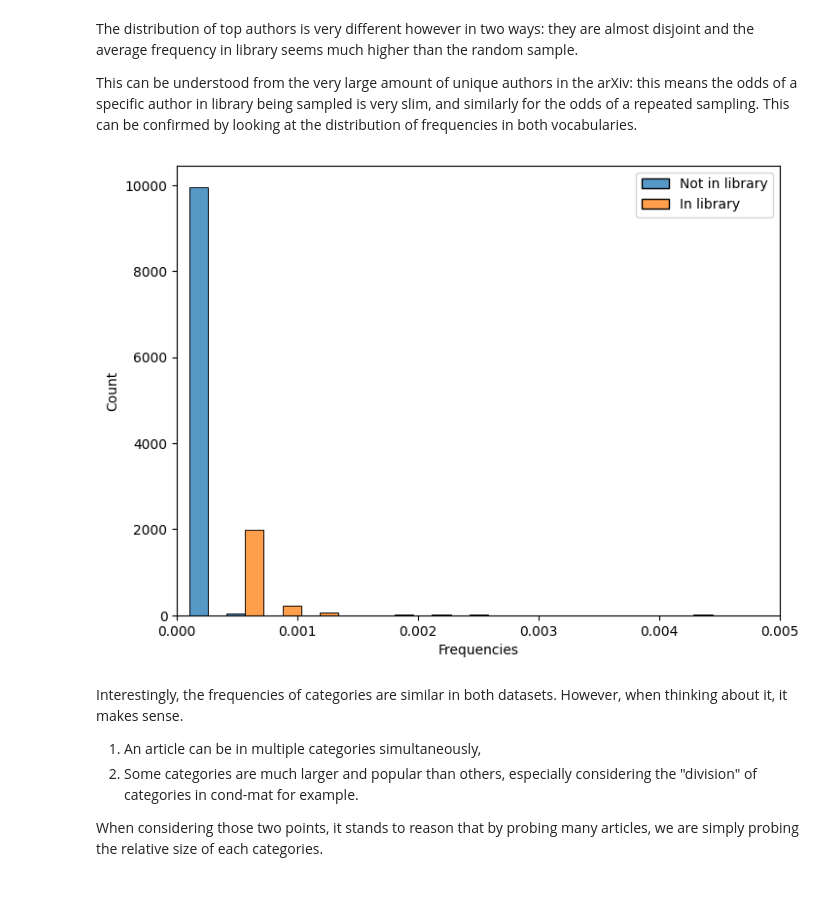
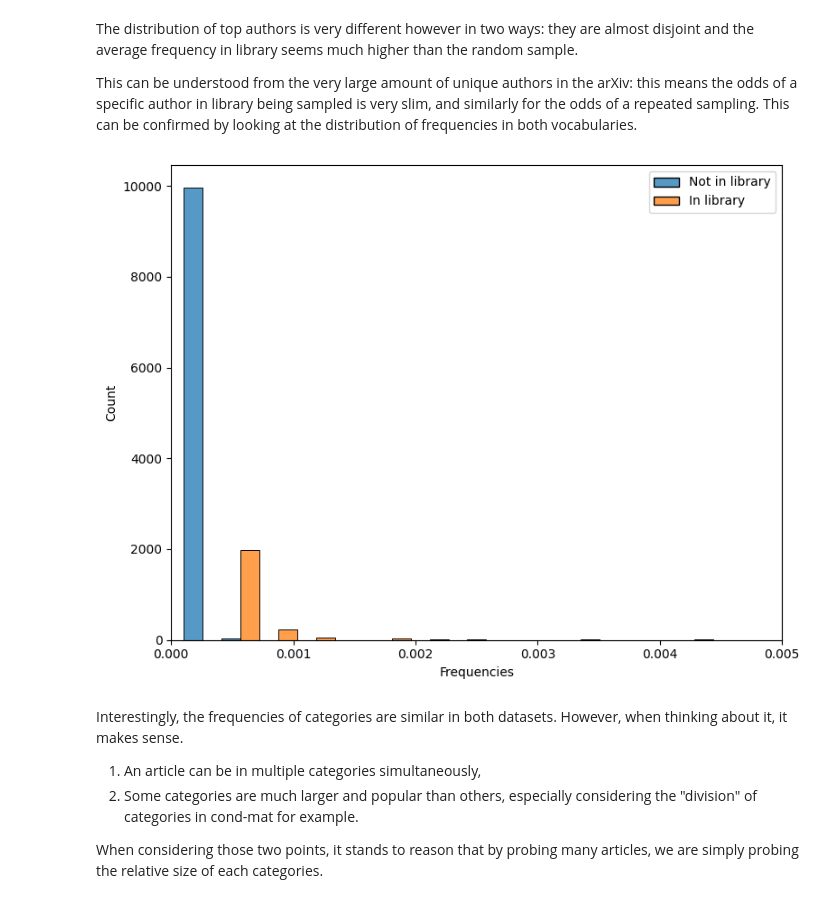
Before and after one commit to NicolasChagnet/arxiv-recommendations, a Jupyter notebook: notebooks/1_exploratory_data_analysis.ipynb, the cells around one changed output. Cells and saved outputs as stored; diff of their text form; code cells hidden in the pictures.

```diff
--- a/notebooks/1_exploratory_data_analysis.ipynb
+++ b/notebooks/1_exploratory_data_analysis.ipynb
@@ -205,19 +208,20 @@ This can be understood from the very large amount of unique authors in the arXiv
 # %%
 fig, ax = plt.subplots(figsize=(8, 6))
 sns.histplot(
     {
         "Not in library": vocabAuthorsNotLibrary.values / len(vocabAuthorsNotLibrary.values),
         "In library": vocabAuthorsLibrary.values / len(vocabAuthorsLibrary.values),
     },
     ax=ax,
     multiple="dodge",
     bins=30,
 )
 ax.set_xlim((0, 0.005))
 ax.set_xlabel("Frequencies")
+fig.tight_layout()
 fig.savefig(config.path_figs / "frequency_categories_words_bigram.png", dpi=300)
 # %% [output]
-[figure, old version]
+[figure, new version]
 # %% [markdown]
 Interestingly, the frequencies of categories are similar in both datasets. However, when thinking about it, it makes sense.
 1. An article can be in multiple categories simultaneously,
```
Also changed, not shown: parts of 4 cells of this notebook, 5 other files.
